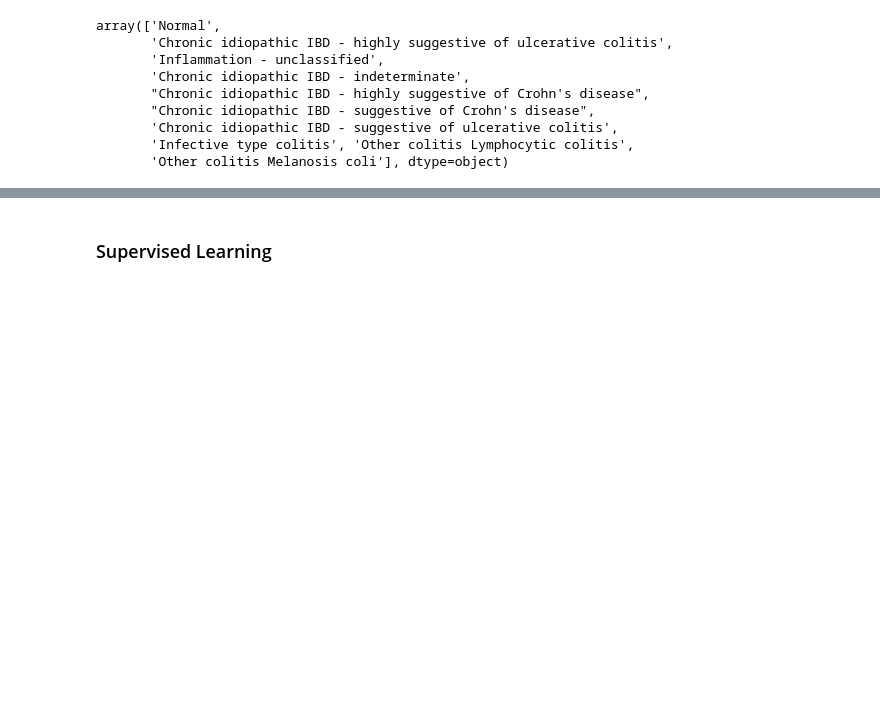
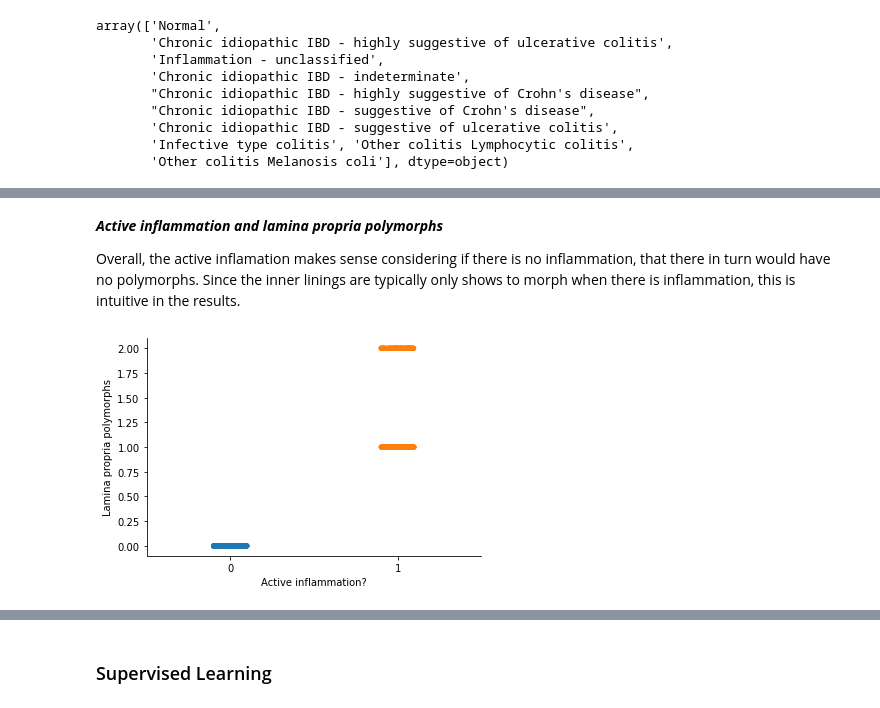
Before and after one commit to pretttyvo/Capstone_B, a Jupyter notebook: Jupyter notebook/CapStone B Final WB.ipynb, the cells around one changed output, grey strips where cells are left out. Cells and saved outputs as stored; diff of their text form; code cells hidden in the pictures; blank space fills up the shorter version.

```diff
--- a/Jupyter notebook/CapStone B Final WB.ipynb
+++ b/Jupyter notebook/CapStone B Final WB.ipynb
@@ -157,0 +445,9 @@ Counter({'UC': 305, 'CROHNS': 117, 'NORMAL': 118})
+# %% [markdown]
+***Active inflammation and lamina propria polymorphs***
+
+Overall, the active inflamation makes sense considering if there is no inflammation, that there in turn would have no polymorphs. Since the inner linings are typically only shows to morph when there is inflammation, this is intuitive in the results.
+# %%
+sns.stripplot(x='Active inflammation?', y='Lamina propria polymorphs', data=cleaned_cases, jitter=True)
+sns.despine()
+# %% [output]
+[figure, added]
```
Also changed, not shown: parts of 93 cells of this notebook.
